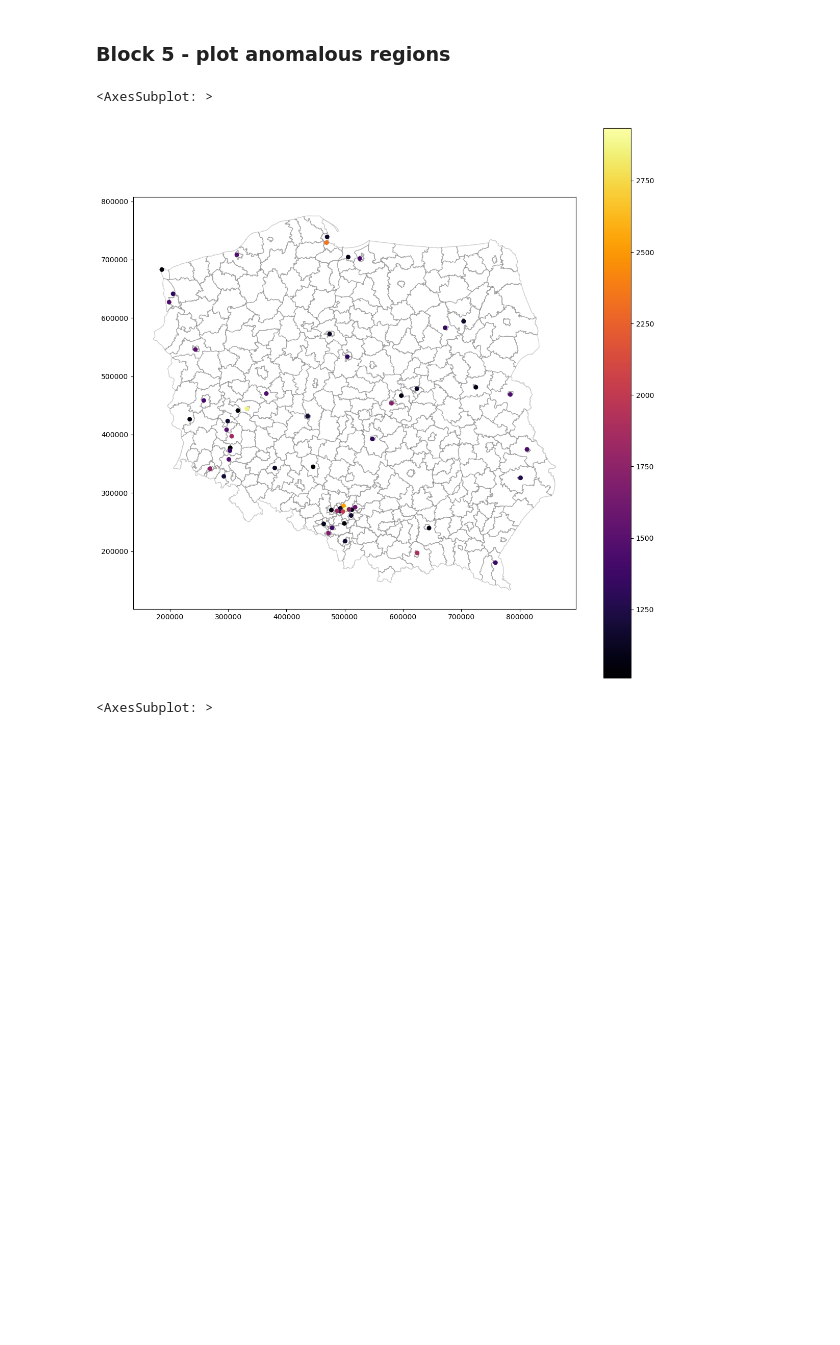
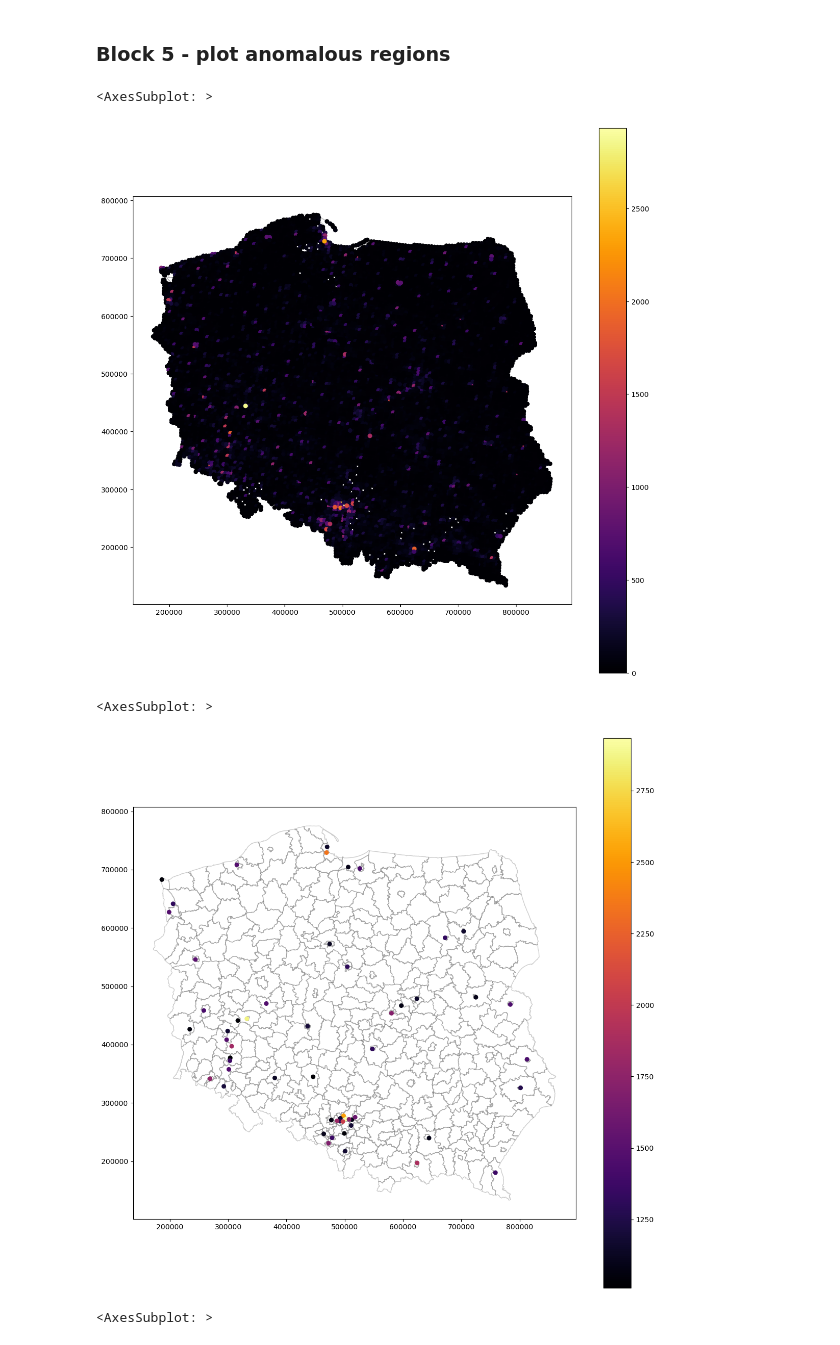
Before and after one commit to SimonMolinsky/articles, a Jupyter notebook: 2022-12/crimerates/Crime Rates Deconvolution with Pyinterpolate Part 5.ipynb, the cells around one changed output. Saved outputs shown, nothing was run; the diff lists cells and outputs as text; code cells hidden in the pictures; blank space fills up the shorter version.

```diff
--- a/2022-12/crimerates/Crime Rates Deconvolution with Pyinterpolate Part 4-Copy1.ipynb
+++ b/2022-12/crimerates/Crime Rates Deconvolution with Pyinterpolate Part 5.ipynb
@@ -72,14 +72,21 @@ smoothed = smooth_blocks(semivariogram_model=semivariogram,
 # %% [markdown]
 ### Block 5 - plot anomalous regions
 # %%
-# Plot predictions
+# Plot ALL predictions
 base = blocks_input.data.plot(figsize=(14, 14), color='white', edgecolor='black', alpha=0.2)
 smooth_plot_data = smoothed.copy()
-smooth_plot_data['pred'][smooth_plot_data['pred'] <= 1000] = np.nan
 smooth_plot_data.plot(ax=base, column='pred', cmap='inferno', legend=True, markersize=30)
 # %% [output]
 <AxesSubplot: >
-[figure, old version]
+[figure, new version]
+# %%
+# Plot high predictions
+base = blocks_input.data.plot(figsize=(14, 14), color='white', edgecolor='black', alpha=0.2)
+smooth_plot_data['pred'][smooth_plot_data['pred'] <= 1000] = np.nan
+smooth_plot_data.plot(ax=base, column='pred', cmap='inferno', legend=True, markersize=30)
+# %% [output]
+<AxesSubplot: >
+[figure, added]
 # %%
 # Plot variance errors
 
```
Also changed, not shown: parts of 4 cells of this notebook, 1 other file.
